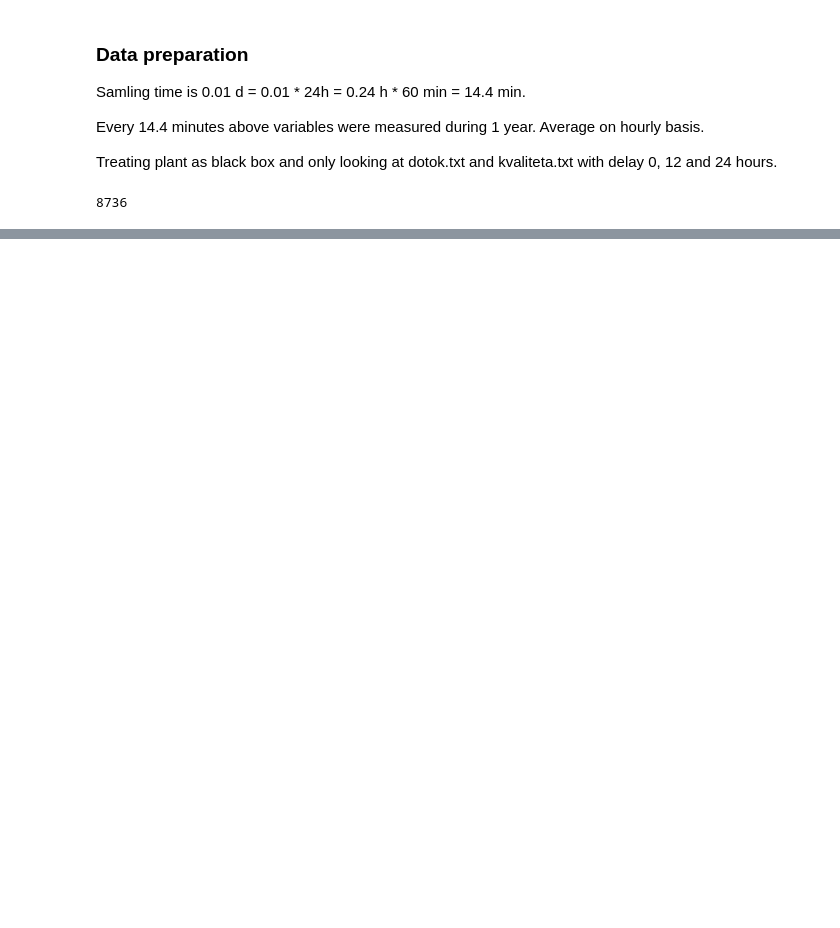
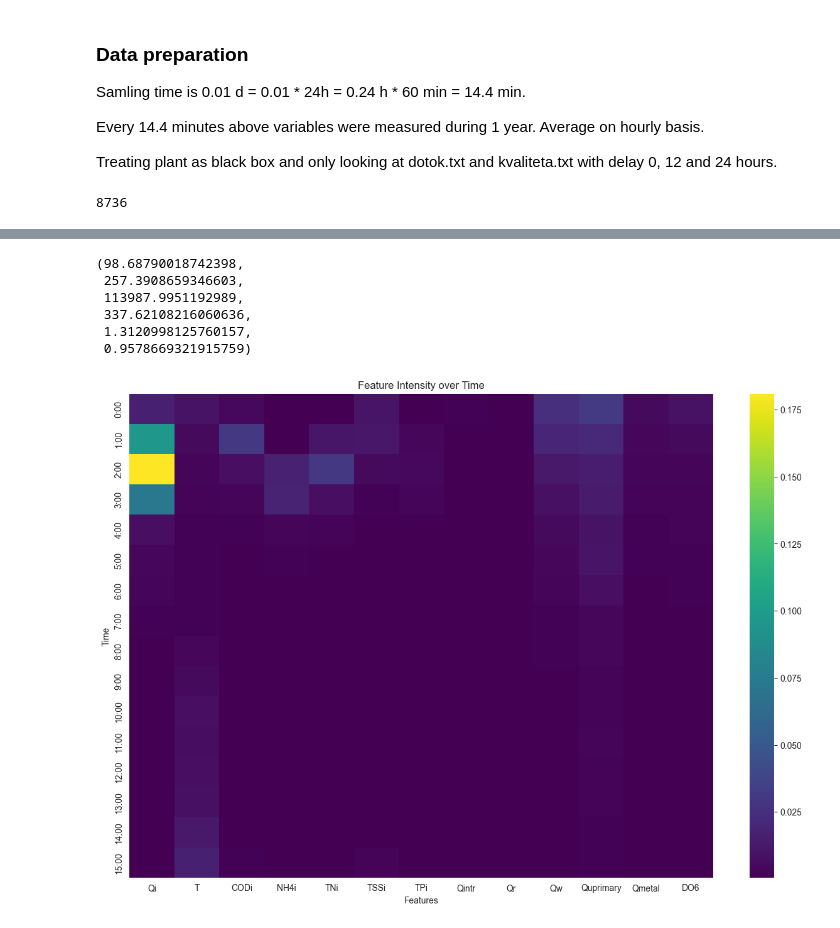
Before and after one commit to lanadominkovic/water-plant-analysis, a Jupyter notebook: wwtp_analysis.ipynb, the cells around one changed output, grey strips where cells are left out. Cells and saved outputs as stored; diff of their text form; code cells hidden in the pictures; blank space fills up the shorter version.

```diff
--- a/wwtp_analysis.ipynb
+++ b/wwtp_analysis.ipynb
@@ -288,0 +514,31 @@ print(r2)
+# %%
+accuracy, mae, mse, rmse, mape, r2 = evaluate(best_model_oci, X_test, y_test)
+accuracy, mae, mse, rmse, mape, r2 # train r2
+# %% [output]
+(98.68790018742398,
+ 257.3908659346603,
+ 113987.9951192989,
+ 337.62108216060636,
+ 1.3120998125760157,
+ 0.9578669321915759)
+# %%
+feature_importances = best_model_oci.feature_importances_
+data = feature_importances.reshape(16, 13, order='F')
+
+# Create time and feature labels for the axes
+time_labels = [f"{i}:00" for i in range(data.shape[0])]
+feature_labels = [f"{feature}" for feature in input_variables]
+
+# Create the heatmap
+plt.figure(figsize=(15, 10))
+sns.heatmap(data, annot=False, fmt=".2f", xticklabels=feature_labels, yticklabels=time_labels, cmap="viridis")
+
+# Adding titles and labels
+plt.title("Feature Intensity over Time")
+plt.xlabel("Features")
+plt.ylabel("Time")
+
+# Show the plot
+plt.show()
+# %% [output]
+[figure, added]
```
Also changed, not shown: parts of 45 cells of this notebook.
